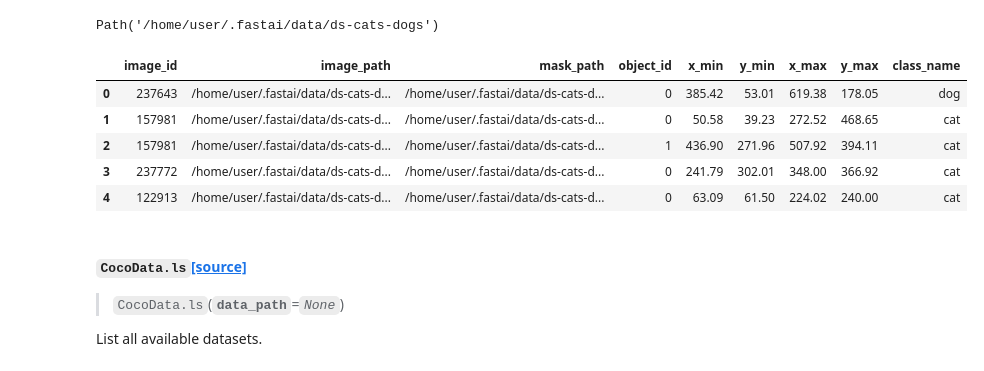
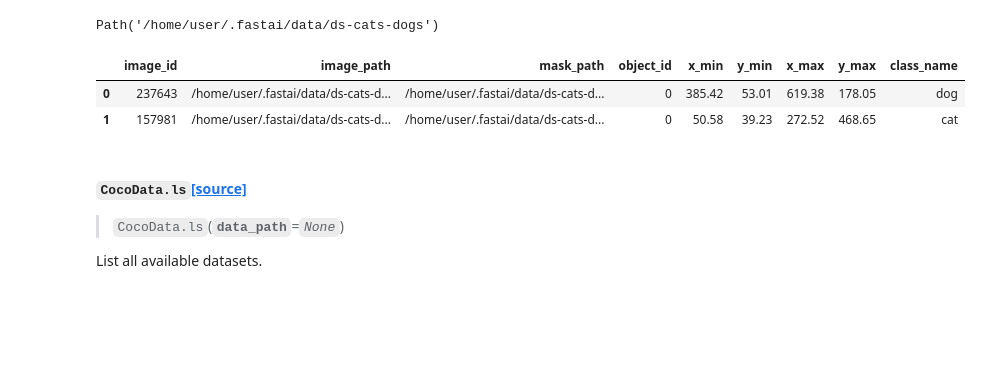
Before and after one commit to rbrtwlz/fastai_object_detection, a Jupyter notebook: notebooks/01_datasets.ipynb, the cells around one changed output. Cells and saved outputs as stored; diff of their text form; code cells hidden in the pictures; blank space fills up the shorter version.

```diff
--- a/notebooks/01_datasets.ipynb
+++ b/notebooks/01_datasets.ipynb
@@ -36,7 +36,7 @@ from matplotlib.colors import ListedColormap, Colormap
 class CocoData():
     '''Creates dataset for object detection models by downloading images from coco dataset.
     Specify the name of the dataset and which categories it contains.
-    If data_path is None it creates a new folder in fastai's data path, like untar_data().
+    If data_path is None it creates a new folder in fastai's data path, like `untar_data`.
     By default only bounding boxes, optionally with masks and crowded objects.
     '''
     coco = None
@@ -296,14 +296,11 @@ path
 # %% [output]
 Path('/home/user/.fastai/data/ds-cats-dogs')
 # %%
-df.head(5)
+df.head(2)
 # %% [output]
 |  | image_id | image_path | mask_path | object_id | x_min | y_min | x_max | y_max | class_name |
 | 0 | 237643 | /home/user/.fastai/data/ds-cats-d... | /home/user/.fastai/data/ds-cats-d... | 0 | 385.42 | 53.01 | 619.38 | 178.05 | dog |
 | 1 | 157981 | /home/user/.fastai/data/ds-cats-d... | /home/user/.fastai/data/ds-cats-d... | 0 | 50.58 | 39.23 | 272.52 | 468.65 | cat |
-| 2 | 157981 | /home/user/.fastai/data/ds-cats-d... | /home/user/.fastai/data/ds-cats-d... | 1 | 436.90 | 271.96 | 507.92 | 394.11 | cat |
-| 3 | 237772 | /home/user/.fastai/data/ds-cats-d... | /home/user/.fastai/data/ds-cats-d... | 0 | 241.79 | 302.01 | 348.00 | 366.92 | cat |
-| 4 | 122913 | /home/user/.fastai/data/ds-cats-d... | /home/user/.fastai/data/ds-cats-d... | 0 | 63.09 | 61.50 | 224.02 | 240.00 | cat |
 # %%
 show_doc(CocoData.ls)
 # %% [output]
```
Also changed, not shown: 6 other files.
